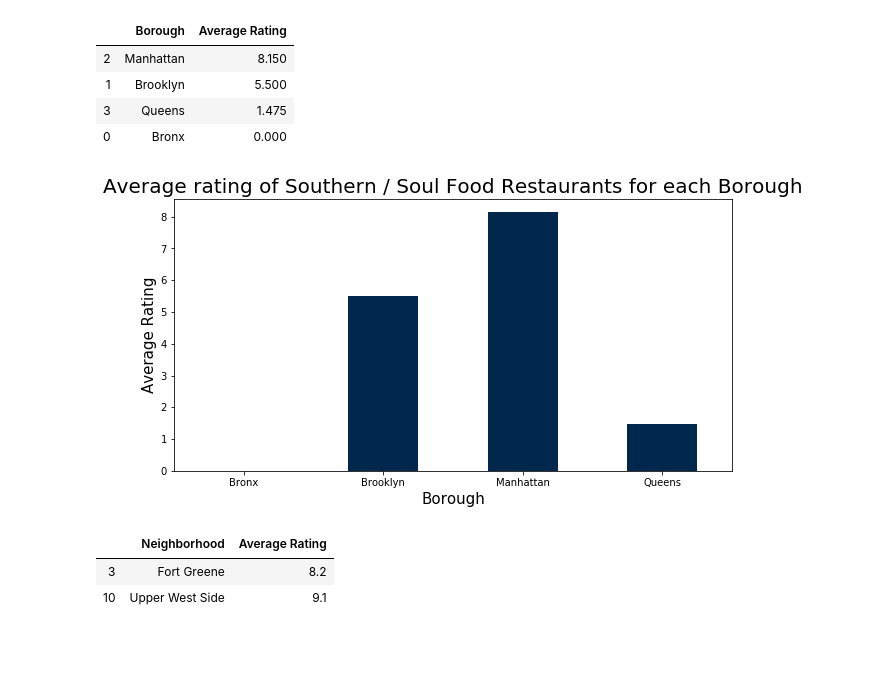
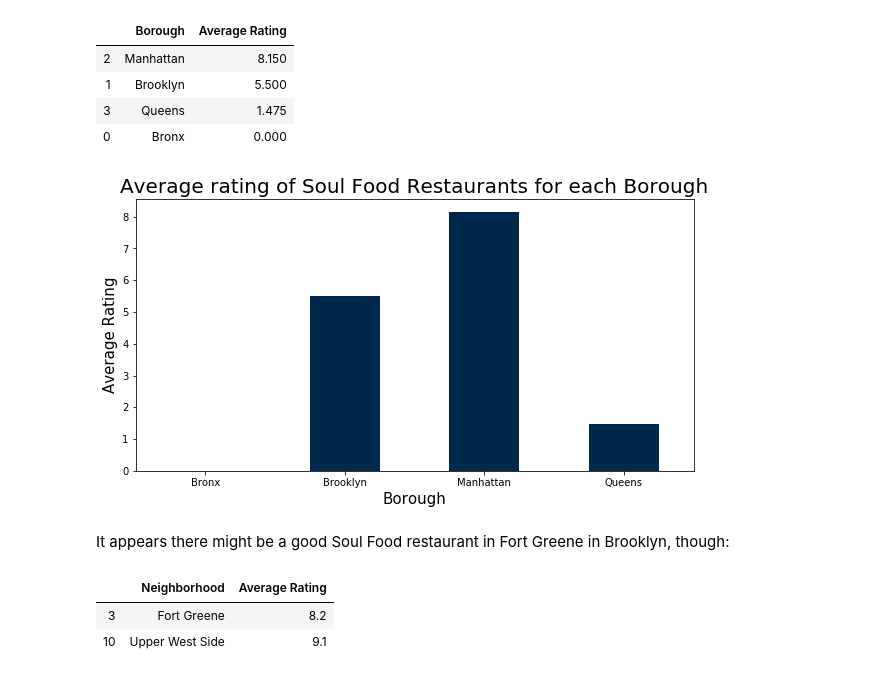
Before and after one commit to UMSItony/Coursera_Capstone, a Jupyter notebook: battle_week2.ipynb, the cells around one changed output. Cells and saved outputs as stored; diff of their text form; code cells hidden in the pictures; blank space fills up the shorter version.

```diff
--- a/battle_week2.ipynb
+++ b/battle_week2.ipynb
@@ -283,0 +227,3 @@ memory usage: 800.0+ bytes
+# %%
+soul_rest_stats_ny = pd.read_csv('soul_rest_stats_ny_csv.csv')
+soul_rest_stats_ny.shape
@@ -375,15 +281,15 @@ ny_borough_stats.sort_values(['Average Rating'],ascending=False).head()
 | 0 | Bronx | 0.000 |
 # %%
 soul_rest_stats_ny.groupby('Borough').mean()['Rating'].plot.bar(figsize=(10,5), color=clr)
-plt.title('Average rating of Southern / Soul Food Restaurants for each Borough', fontsize=20)
-#On x-axis
+plt.title('Average rating of Soul Food Restaurants for each Borough', fontsize=20)
 plt.xlabel('Borough', fontsize = 15)
-#On y-axis
 plt.ylabel('Average Rating', fontsize=15)
 plt.xticks(rotation = 'horizontal')
 plt.show()
 # %% [output]
-[figure, old version]
+[figure, new version]
+# %% [markdown]
+It appears there might be a good Soul Food restaurant in Fort Greene in Brooklyn, though:
 # %%
 ny_neighborhood_stats=ny_neighborhood_stats[ny_neighborhood_stats['Average Rating']>=8.0]
 ny_neighborhood_stats
```
Also changed, not shown: parts of 61 cells of this notebook.
